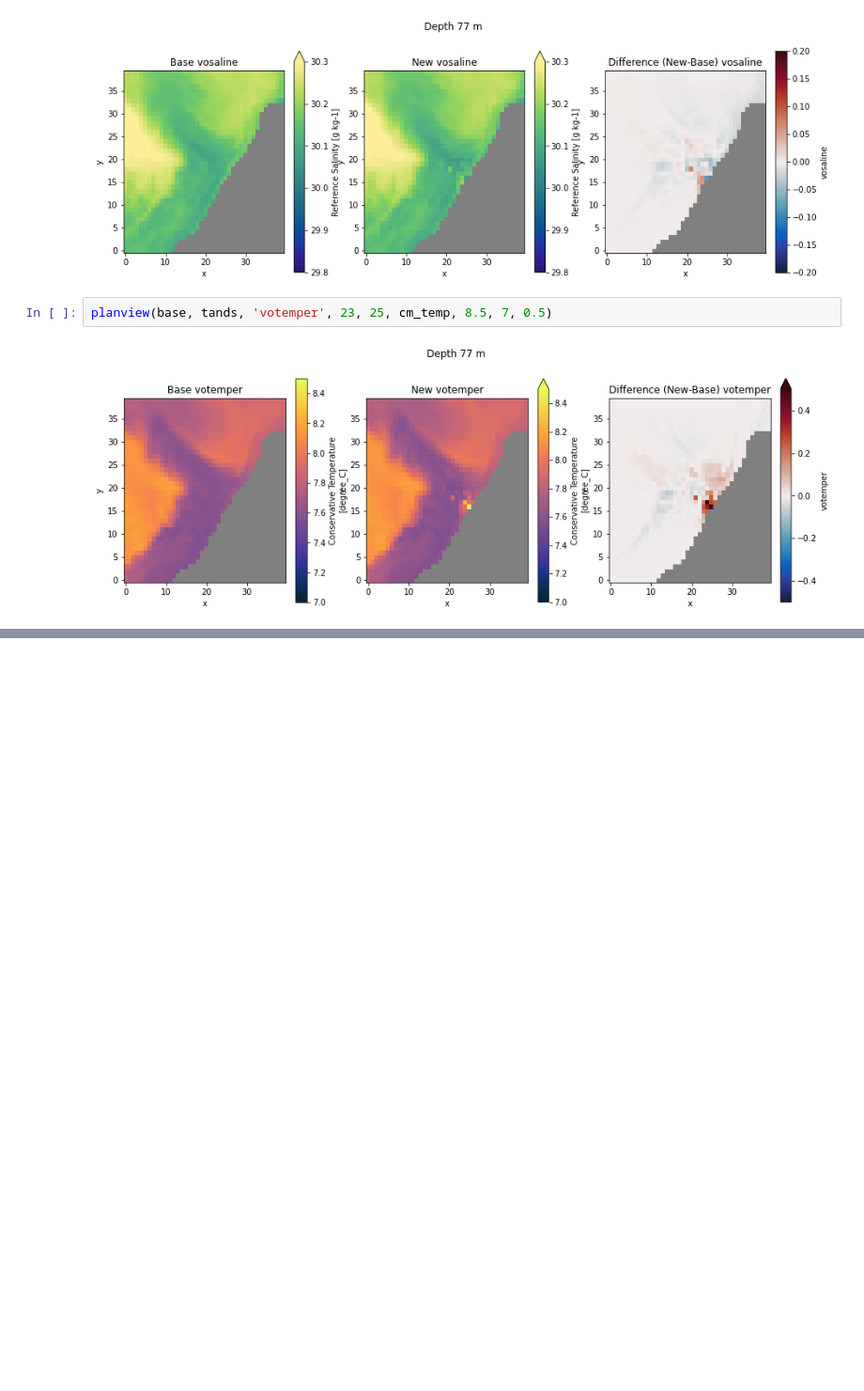
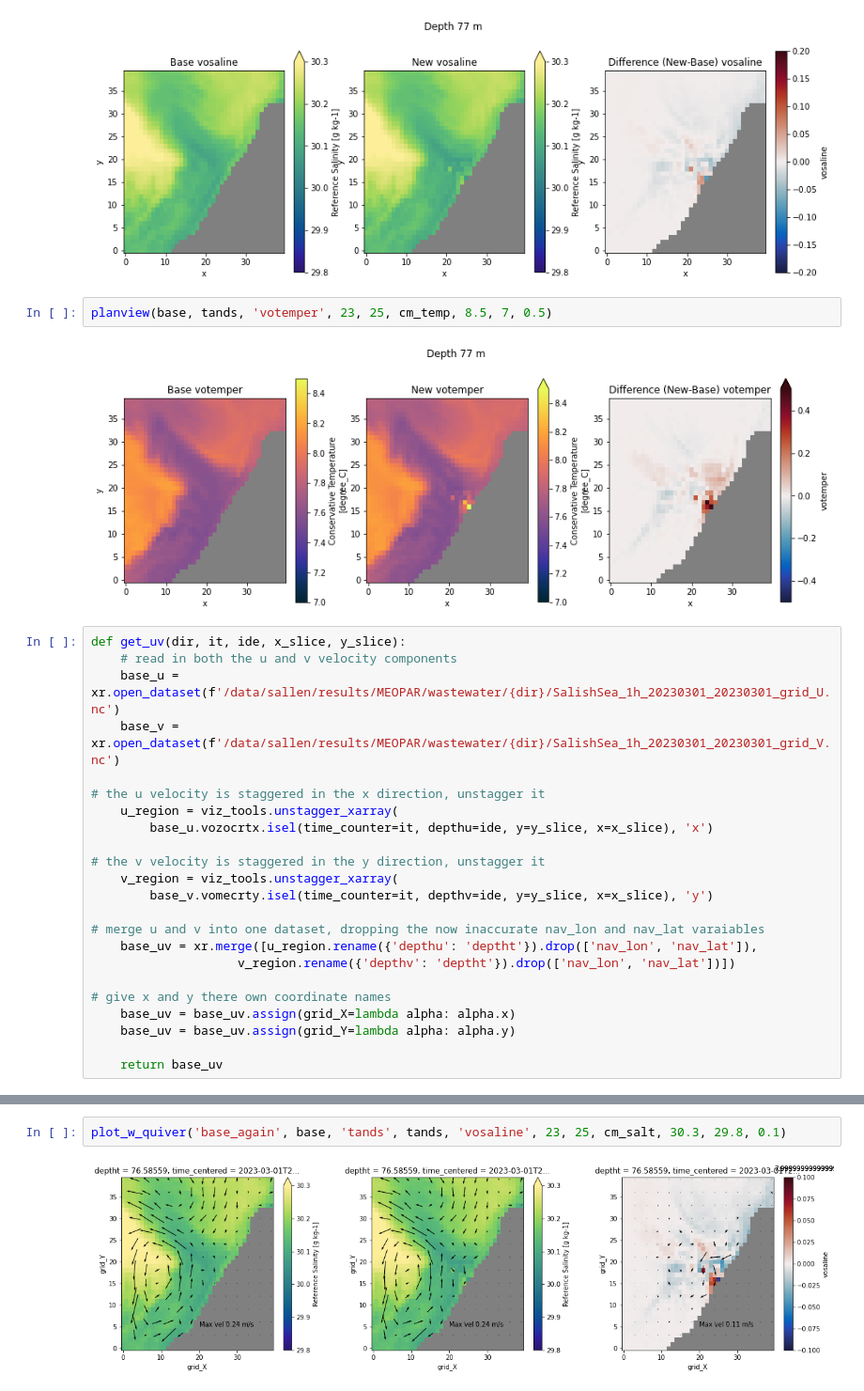
Before and after one commit to SalishSeaCast/analysis-susan, a Jupyter notebook: IonaOutfall/PlottingForJake.ipynb, the cells around one changed output, grey strips where cells are left out. Shown at 94% size. Saved outputs shown, nothing was run; the diff lists cells and outputs as text; blank space fills up the shorter version.

Commit message:
Add quiver plots

```diff
--- a/IonaOutfall/PlottingForJake.ipynb
+++ b/IonaOutfall/PlottingForJake.ipynb
@@ -57,3 +63,26 @@ planview(base, tands, 'vosaline', 23, 25, cm_salt, 30.3, 29.8, 0.2)
 planview(base, tands, 'votemper', 23, 25, cm_temp, 8.5, 7, 0.5)
 # %% [output]
 [figure]
+# %%
+def get_uv(dir, it, ide, x_slice, y_slice):
+    # read in both the u and v velocity components
+    base_u = xr.open_dataset(f'/data/sallen/results/MEOPAR/wastewater/{dir}/SalishSea_1h_20230301_20230301_grid_U.nc')
+    base_v = xr.open_dataset(f'/data/sallen/results/MEOPAR/wastewater/{dir}/SalishSea_1h_20230301_20230301_grid_V.nc')
+
+# the u velocity is staggered in the x direction, unstagger it
+    u_region = viz_tools.unstagger_xarray(
+        base_u.vozocrtx.isel(time_counter=it, depthu=ide, y=y_slice, x=x_slice), 'x')
+
+# the v velocity is staggered in the y direction, unstagger it
+    v_region = viz_tools.unstagger_xarray(
+        base_v.vomecrty.isel(time_counter=it, depthv=ide, y=y_slice, x=x_slice), 'y')
+
+# merge u and v into one dataset, dropping the now inaccurate nav_lon and nav_lat varaiables
+    base_uv = xr.merge([u_region.rename({'depthu': 'deptht'}).drop(['nav_lon', 'nav_lat']),
+                    v_region.rename({'depthv': 'deptht'}).drop(['nav_lon', 'nav_lat'])])
+
+# give x and y there own coordinate names
+    base_uv = base_uv.assign(grid_X=lambda alpha: alpha.x)
+    base_uv = base_uv.assign(grid_Y=lambda alpha: alpha.y)
+
+    return base_uv
@@ -59,0 +151,4 @@ planview(base, tands, 'votemper', 23, 25, cm_temp, 8.5, 7, 0.5)
+# %%
+plot_w_quiver('base_again', base, 'tands', tands, 'vosaline', 23, 25, cm_salt, 30.3, 29.8, 0.1)
+# %% [output]
+[figure, added]
```
Also changed, not shown: parts of 4 cells of this notebook.
